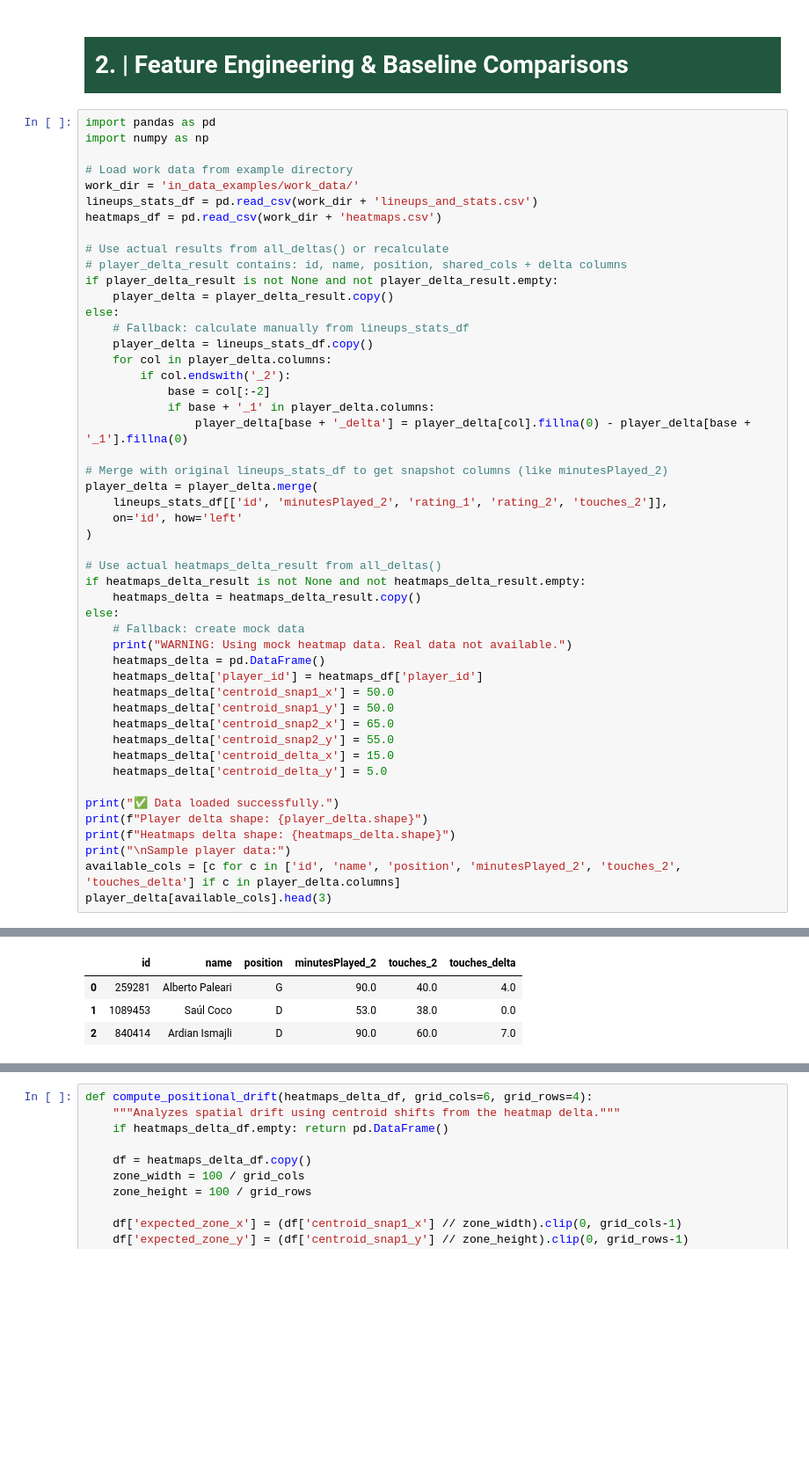
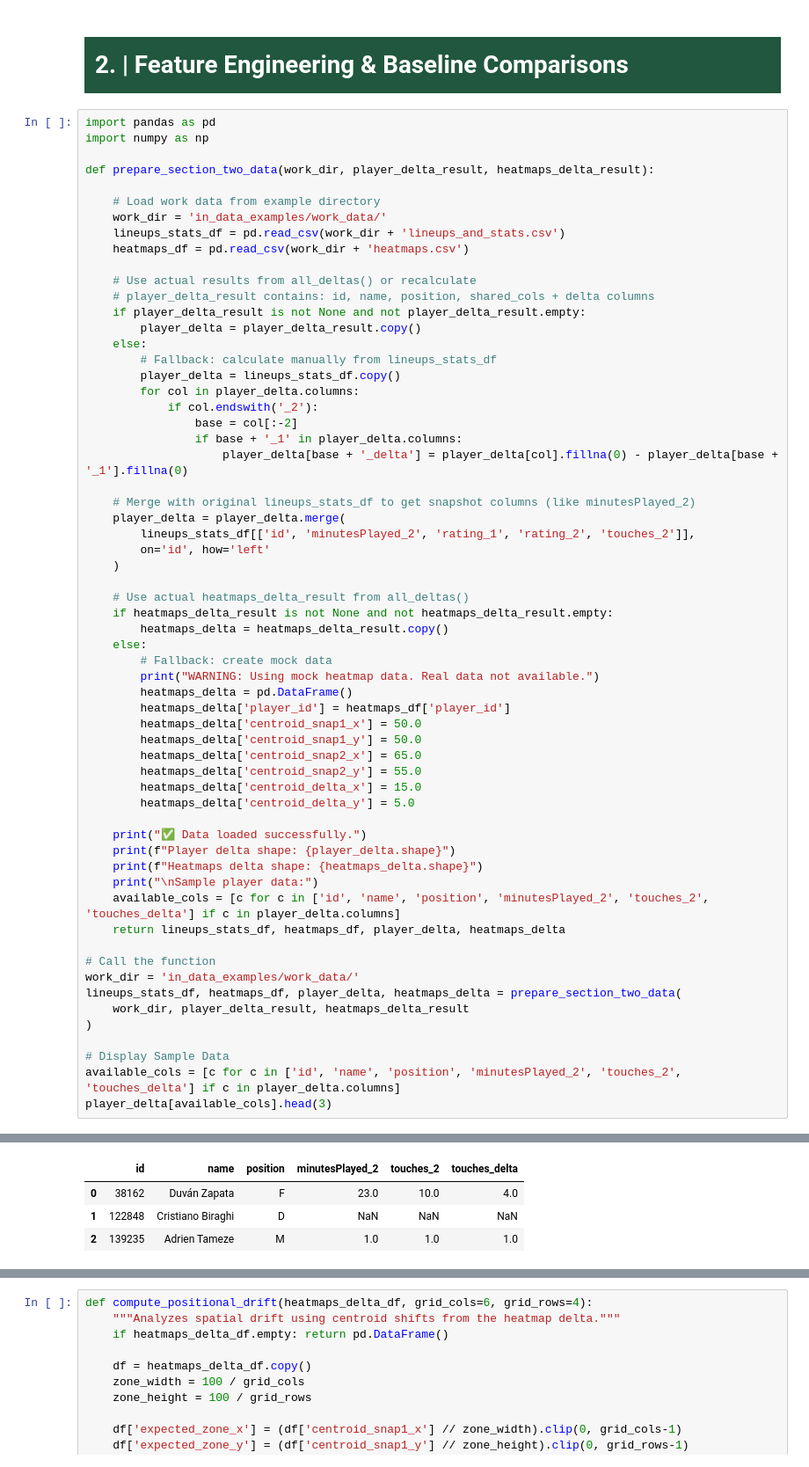
Before and after one commit to AI-Assistant-for-Football-Tactical/AI, a Jupyter notebook: in_match.ipynb, the cells around one changed output, grey strips where cells are left out. Shown at 88% size. Drawn from its saved outputs; the diff is of its cells as text; blank space fills up the shorter version.

```diff
--- a/in_match.ipynb
+++ b/in_match.ipynb
@@ -901,62 +901,74 @@ player_delta_result, events_delta_result, heatmaps_delta_result, shotmaps_delta_
 # %%
 import pandas as pd
 import numpy as np
 
-# Load work data from example directory
+def prepare_section_two_data(work_dir, player_delta_result, heatmaps_delta_result):
+
+    # Load work data from example directory
+    work_dir = 'in_data_examples/work_data/'
+    lineups_stats_df = pd.read_csv(work_dir + 'lineups_and_stats.csv')
+    heatmaps_df = pd.read_csv(work_dir + 'heatmaps.csv')
+
+    # Use actual results from all_deltas() or recalculate
+    # player_delta_result contains: id, name, position, shared_cols + delta columns
+    if player_delta_result is not None and not player_delta_result.empty:
+        player_delta = player_delta_result.copy()
+    else:
+        # Fallback: calculate manually from lineups_stats_df
+        player_delta = lineups_stats_df.copy()
+        for col in player_delta.columns:
+            if col.endswith('_2'):
+                base = col[:-2]
+                if base + '_1' in player_delta.columns:
+                    player_delta[base + '_delta'] = player_delta[col].fillna(0) - player_delta[base + '_1'].fillna(0)
+
+    # Merge with original lineups_stats_df to get snapshot columns (like minutesPlayed_2)
+    player_delta = player_delta.merge(
+        lineups_stats_df[['id', 'minutesPlayed_2', 'rating_1', 'rating_2', 'touches_2']],
+        on='id', how='left'
+    )
+
+    # Use actual heatmaps_delta_result from all_deltas()
+    if heatmaps_delta_result is not None and not heatmaps_delta_result.empty:
+        heatmaps_delta = heatmaps_delta_result.copy()
+    else:
+        # Fallback: create mock data
+        print("WARNING: Using mock heatmap data. Real data not available.")
+        heatmaps_delta = pd.DataFrame()
+        heatmaps_delta['player_id'] = heatmaps_df['player_id']
+        heatmaps_delta['centroid_snap1_x'] = 50.0
+        heatmaps_delta['centroid_snap1_y'] = 50.0
+        heatmaps_delta['centroid_snap2_x'] = 65.0
+        heatmaps_delta['centroid_snap2_y'] = 55.0
+        heatmaps_delta['centroid_delta_x'] = 15.0
+        heatmaps_delta['centroid_delta_y'] = 5.0
+
+    print("✅ Data loaded successfully.")
+    print(f"Player delta shape: {player_delta.shape}")
+    print(f"Heatmaps delta shape: {heatmaps_delta.shape}")
+    print("\nSample player data:")
+    available_cols = [c for c in ['id', 'name', 'position', 'minutesPlayed_2', 'touches_2', 'touches_delta'] if c in player_delta.columns]
+    return lineups_stats_df, heatmaps_df, player_delta, heatmaps_delta
+
+# Call the function
 work_dir = 'in_data_examples/work_data/'
-lineups_stats_df = pd.read_csv(work_dir + 'lineups_and_stats.csv')
-heatmaps_df = pd.read_csv(work_dir + 'heatmaps.csv')
-
-# Use actual results from all_deltas() or recalculate
-# player_delta_result contains: id, name, position, shared_cols + delta columns
-if player_delta_result is not None and not player_delta_result.empty:
-    player_delta = player_delta_result.copy()
-else:
-    # Fallback: calculate manually from lineups_stats_df
-    player_delta = lineups_stats_df.copy()
-    for col in player_delta.columns:
-        if col.endswith('_2'):
-            base = col[:-2]
-            if base + '_1' in player_delta.columns:
-                player_delta[base + '_delta'] = player_delta[col].fillna(0) - player_delta[base + '_1'].fillna(0)
-
-# Merge with original lineups_stats_df to get snapshot columns (like minutesPlayed_2)
-player_delta = player_delta.merge(
-    lineups_stats_df[['id', 'minutesPlayed_2', 'rating_1', 'rating_2', 'touches_2']],
-    on='id', how='left'
+lineups_stats_df, heatmaps_df, player_delta, heatmaps_delta = prepare_section_two_data(
+    work_dir, player_delta_result, heatmaps_delta_result
 )
 
-# Use actual heatmaps_delta_result from all_deltas()
-if heatmaps_delta_result is not None and not heatmaps_delta_result.empty:
-    heatmaps_delta = heatmaps_delta_result.copy()
-else:
-    # Fallback: create mock data
-    print("WARNING: Using mock heatmap data. Real data not available.")
-    heatmaps_delta = pd.DataFrame()
-    heatmaps_delta['player_id'] = heatmaps_df['player_id']
-    heatmaps_delta['centroid_snap1_x'] = 50.0
-    heatmaps_delta['centroid_snap1_y'] = 50.0
-    heatmaps_delta['centroid_snap2_x'] = 65.0
-    heatmaps_delta['centroid_snap2_y'] = 55.0
-    heatmaps_delta['centroid_delta_x'] = 15.0
-    heatmaps_delta['centroid_delta_y'] = 5.0
-
-print("✅ Data loaded successfully.")
-print(f"Player delta shape: {player_delta.shape}")
-print(f"Heatmaps delta shape: {heatmaps_delta.shape}")
-print("\nSample player data:")
+# Display Sample Data
 available_cols = [c for c in ['id', 'name', 'position', 'minutesPlayed_2', 'touches_2', 'touches_delta'] if c in player_delta.columns]
 player_delta[available_cols].head(3)
 # %% [output]
 ✅ Data loaded successfully.
 Player delta shape: (23, 70)
 Heatmaps delta shape: (23, 11)
 
 Sample player data:
 |  | id | name | position | minutesPlayed_2 | touches_2 | touches_delta |
-| 0 | 259281 | Alberto Paleari | G | 90.0 | 40.0 | 4.0 |
-| 1 | 1089453 | Saúl Coco | D | 53.0 | 38.0 | 0.0 |
-| 2 | 840414 | Ardian Ismajli | D | 90.0 | 60.0 | 7.0 |
+| 0 | 38162 | Duván Zapata | F | 23.0 | 10.0 | 4.0 |
+| 1 | 122848 | Cristiano Biraghi | D | NaN | NaN | NaN |
+| 2 | 139235 | Adrien Tameze | M | 1.0 | 1.0 | 1.0 |
 # %%
 def get_on_pitch_players(player_delta_df, lineups_stats_df):
     """Filter to players active in this window using touches_delta (not cumulative touches_2).
```
Also changed, not shown: parts of 16 cells of this notebook, 2 other files.
